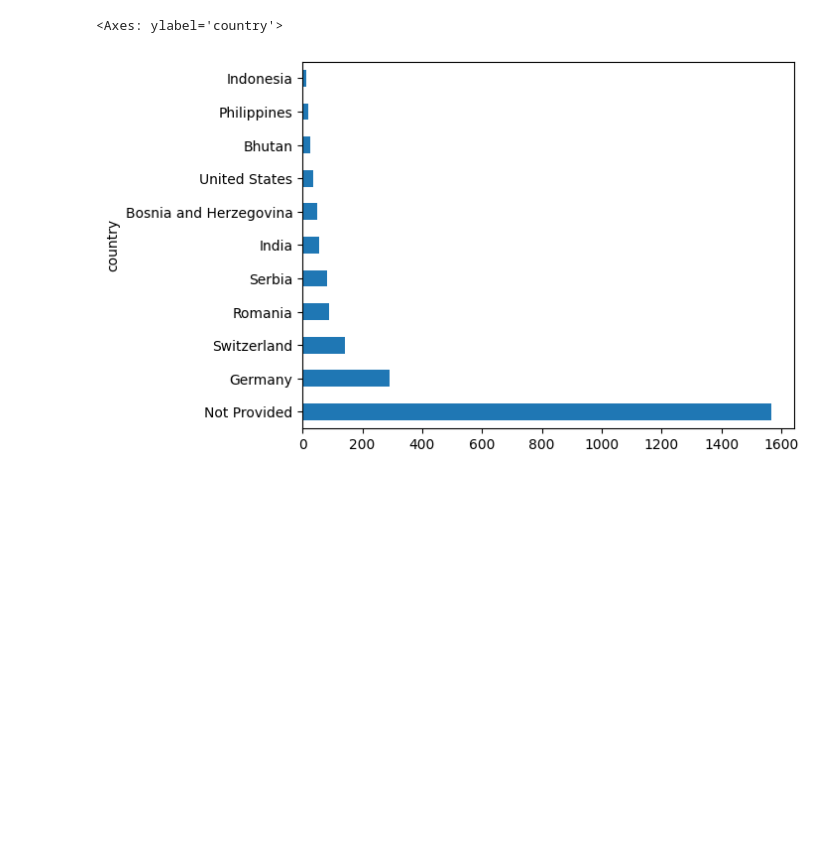
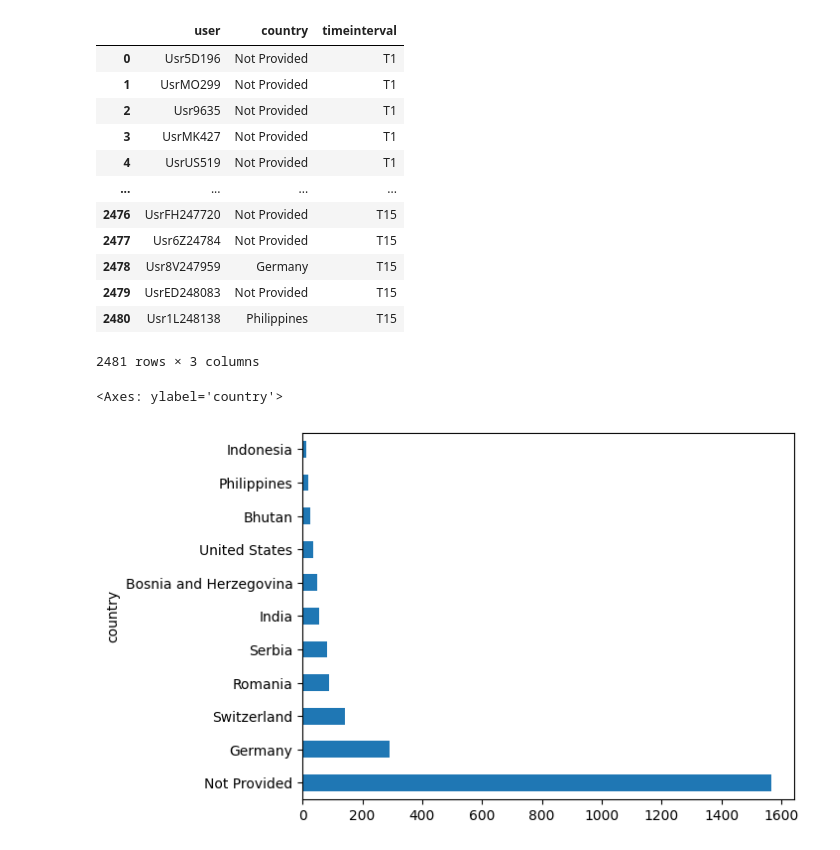
Before and after one commit to alinoz77/RecyclingSocialNetwork, a Jupyter notebook: UsersStats.ipynb, the cells around one changed output. Saved outputs shown, nothing was run; the diff lists cells and outputs as text; code cells hidden in the pictures; blank space fills up the shorter version.

```diff
--- a/SocialNetStats.ipynb
+++ b/UsersStats.ipynb
@@ -4,6 +4,22 @@ import numpy as np
 import pandas as pd
 # %%
 users_df = pd.read_json('./users_export.json')
+# %%
+users_df
+# %% [output]
+|  | user | country | timeinterval |
+| 0 | Usr5D196 | Not Provided | T1 |
+| 1 | UsrMO299 | Not Provided | T1 |
+| 2 | Usr9635 | Not Provided | T1 |
+| 3 | UsrMK427 | Not Provided | T1 |
+| 4 | UsrUS519 | Not Provided | T1 |
+| ... | ... | ... | ... |
+| 2476 | UsrFH247720 | Not Provided | T15 |
+| 2477 | Usr6Z24784 | Not Provided | T15 |
+| 2478 | Usr8V247959 | Germany | T15 |
+| 2479 | UsrED248083 | Not Provided | T15 |
+| 2480 | Usr1L248138 | Philippines | T15 |
+2481 rows × 3 columns
 # %%
 users_by_country = users_df['country'].value_counts()
 # %%
```
Also changed, not shown: parts of 2 cells of this notebook, 3 other files.
